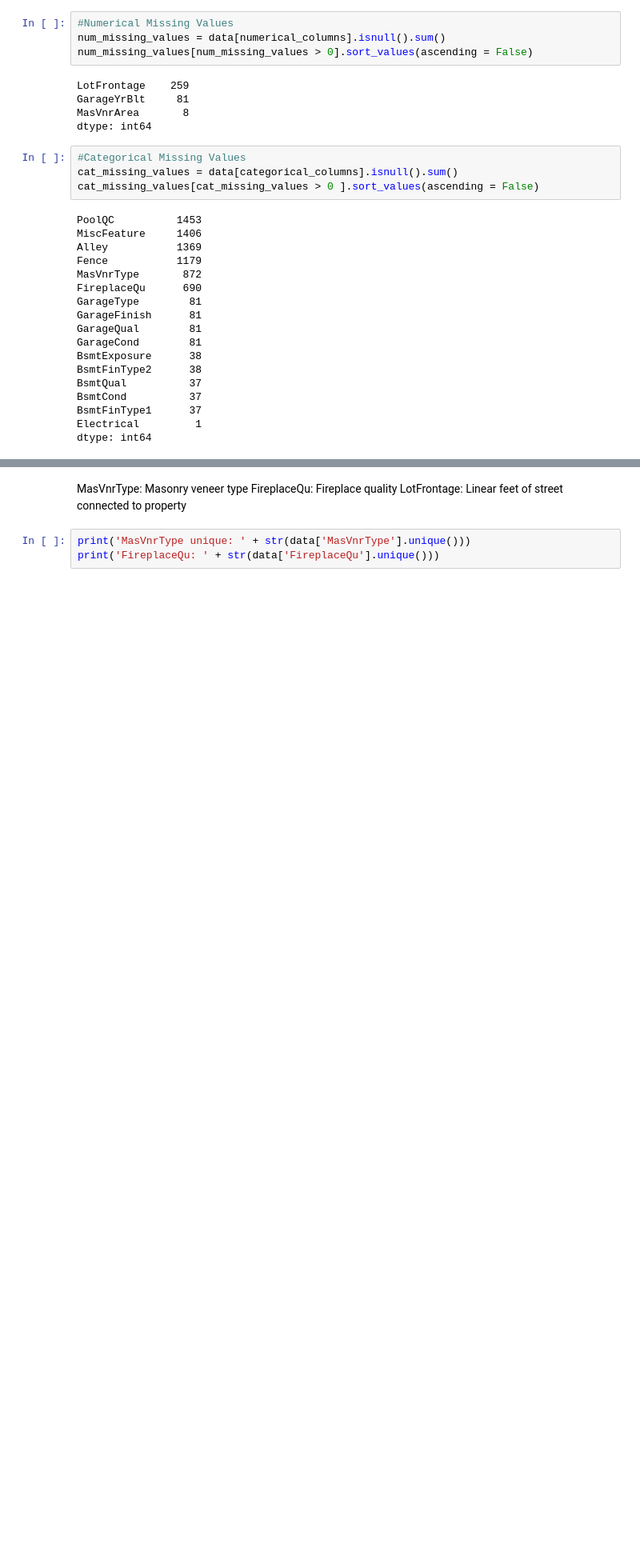
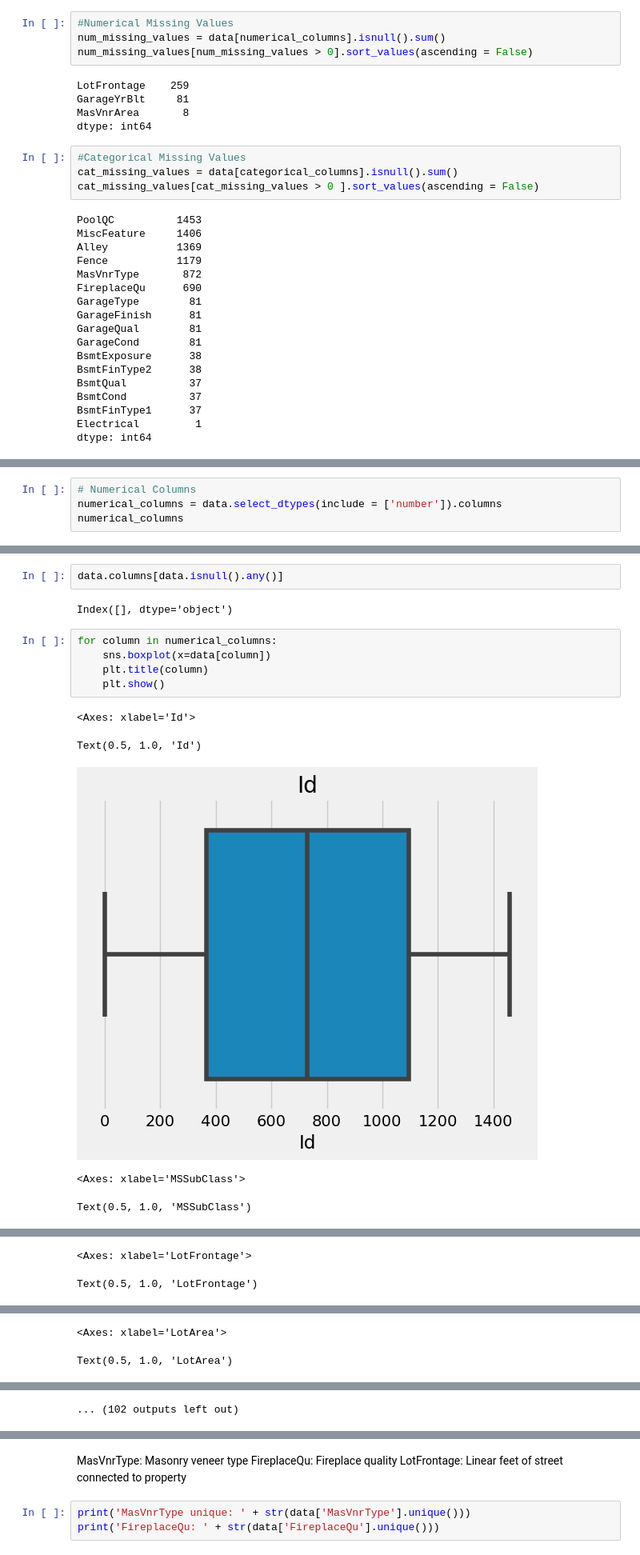
Before and after one commit to sdemirus/HousePricePrediction, a Jupyter notebook: Notebook/02_data_wrangling.ipynb, the cells around one changed output, grey strips where cells are left out. Shown at 80% size. Cells and saved outputs as stored; diff of their text form; blank space fills up the shorter version.

```diff
--- a/Notebook/02_data_wrangling.ipynb
+++ b/Notebook/02_data_wrangling.ipynb
@@ -250,0 +547,4 @@ data.head()
+# %%
+# Numerical Columns
+numerical_columns = data.select_dtypes(include = ['number']).columns
+numerical_columns
@@ -250,0 +676,15 @@ data.head()
+# %%
+data.columns[data.isnull().any()]
+# %% [output]
+Index([], dtype='object')
+# %%
+for column in numerical_columns:
+    sns.boxplot(x=data[column])
+    plt.title(column)
+    plt.show()
+# %% [output]
+<Axes: xlabel='Id'>
+Text(0.5, 1.0, 'Id')
+[figure, added]
+<Axes: xlabel='MSSubClass'>
+Text(0.5, 1.0, 'MSSubClass')
@@ -250,0 +692,2 @@ data.head()
+<Axes: xlabel='LotFrontage'>
+Text(0.5, 1.0, 'LotFrontage')
@@ -250,0 +695,2 @@ data.head()
+<Axes: xlabel='LotArea'>
+Text(0.5, 1.0, 'LotArea')
@@ -250,0 +698 @@ data.head()
+... (102 outputs left out)
```
Also changed, not shown: parts of 82 cells of this notebook.
